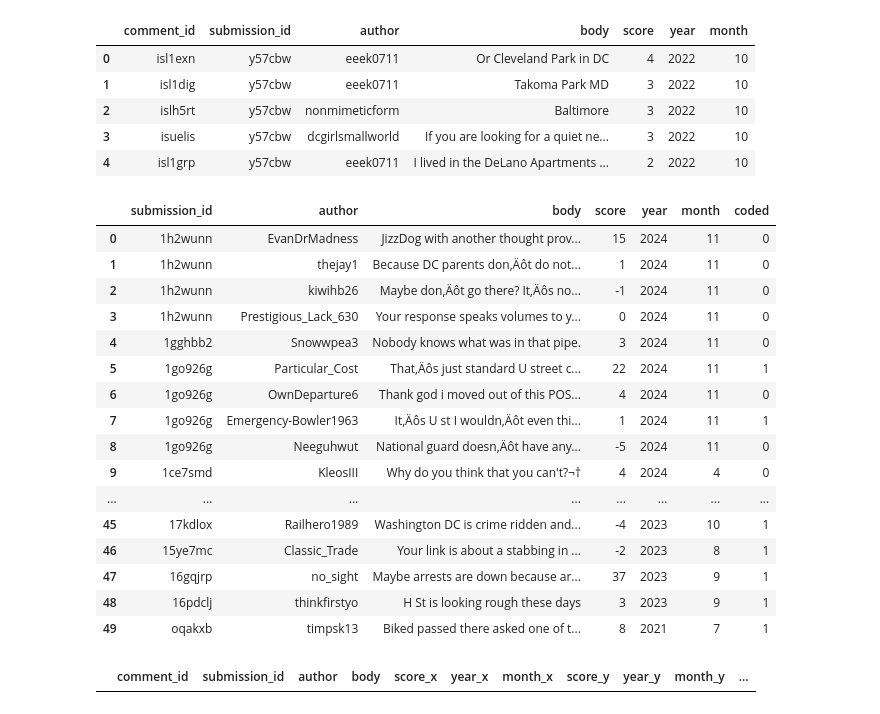
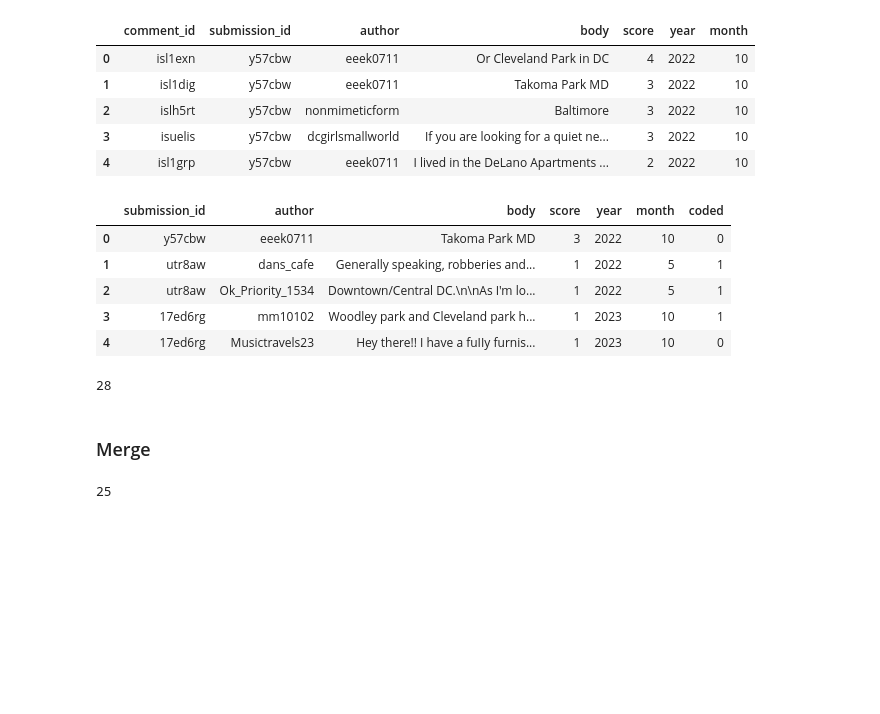
Before and after one commit to rebeccalwagner/PPOL_5203_FinalProject, a Jupyter notebook: adding_comment_id.ipynb, the cells around one changed output. Drawn from its saved outputs; the diff is of its cells as text; code cells hidden in the pictures; blank space fills up the shorter version.

```diff
--- a/adding_comment_id.ipynb
+++ b/adding_comment_id.ipynb
@@ -11,25 +15,20 @@ new_comments.head()
 | 3 | isuelis | y57cbw | dcgirlsmallworld | If you are looking for a quiet ne... | 3 | 2022 | 10 |
 | 4 | isl1grp | y57cbw | eeek0711 | I lived in the DeLano Apartments ... | 2 | 2022 | 10 |
 # %%
-coded_comments = pd.read_csv("./data/reddit/washdc_comments_CODED_SET.csv",usecols=["submission_id","author","body","score","year","month","coded"])
+# open old scraped comments
+coded_comments = pd.read_csv("./data/reddit/DCforRent_comments_CODED_SET.csv",usecols=["submission_id","author","body","score","year","month","coded"])
+coded_comments.head()
+# %% [output]
+|  | submission_id | author | body | score | year | month | coded |
+| 0 | y57cbw | eeek0711 | Takoma Park MD | 3 | 2022 | 10 | 0 |
+| 1 | utr8aw | dans_cafe | Generally speaking, robberies and... | 1 | 2022 | 5 | 1 |
+| 2 | utr8aw | Ok_Priority_1534 | Downtown/Central DC.\n\nAs I'm lo... | 1 | 2022 | 5 | 1 |
+| 3 | 17ed6rg | mm10102 | Woodley park and Cleveland park h... | 1 | 2023 | 10 | 1 |
+| 4 | 17ed6rg | Musictravels23 | Hey there!! I have a fuIIy furnis... | 1 | 2023 | 10 | 0 |
-# %%
-coded_comments
-# %% [output]
-|  | submission_id | author | body | score | year | month | coded |
-| 0 | 1h2wunn | EvanDrMadness | JizzDog with another thought prov... | 15 | 2024 | 11 | 0 |
-| 1 | 1h2wunn | thejay1 | Because DC parents don‚Äôt do not... | 1 | 2024 | 11 | 0 |
-| 2 | 1h2wunn | kiwihb26 | Maybe don‚Äôt go there? It‚Äôs no... | -1 | 2024 | 11 | 0 |
-| 3 | 1h2wunn | Prestigious_Lack_630 | Your response speaks volumes to y... | 0 | 2024 | 11 | 0 |
-| 4 | 1gghbb2 | Snowwpea3 | Nobody knows what was in that pipe. | 3 | 2024 | 11 | 0 |
-| 5 | 1go926g | Particular_Cost | That‚Äôs just standard U street c... | 22 | 2024 | 11 | 1 |
-| 6 | 1go926g | OwnDeparture6 | Thank god i moved out of this POS... | 4 | 2024 | 11 | 0 |
-| 7 | 1go926g | Emergency-Bowler1963 | It‚Äôs U st I wouldn‚Äôt even thi... | 1 | 2024 | 11 | 1 |
-| 8 | 1go926g | Neeguhwut | National guard doesn‚Äôt have any... | -5 | 2024 | 11 | 0 |
-| 9 | 1ce7smd | KleosIII | Why do you think that you can't?¬† | 4 | 2024 | 4 | 0 |
-| ... | ... | ... | ... | ... | ... | ... | ... |
-| 45 | 17kdlox | Railhero1989 | Washington DC is crime ridden and... | -4 | 2023 | 10 | 1 |
-| 46 | 15ye7mc | Classic_Trade | Your link is about a stabbing in ... | -2 | 2023 | 8 | 1 |
-| 47 | 16gqjrp | no_sight | Maybe arrests are down because ar... | 37 | 2023 | 9 | 1 |
-| 48 | 16pdclj | thinkfirstyo | H St is looking rough these days | 3 | 2023 | 9 | 1 |
-| 49 | oqakxb | timpsk13 | Biked passed there asked one of t... | 8 | 2021 | 7 | 1 |
+# %%
+len(coded_comments)
+# %% [output]
+28
+# %% [markdown]
+### Merge
 # %%
@@ -37,5 +36,5 @@ try_join = pd.merge(new_comments, coded_comments, on=['submission_id','author','
-# %%
-try_join
-# %% [output]
-|  | comment_id | submission_id | author | body | score_x | year_x | month_x | score_y | year_y | month_y | ... |
+# %%
+len(coded_with_id)
+# %% [output]
+25
 # %%
```
Also changed, not shown: parts of 19 cells of this notebook.
